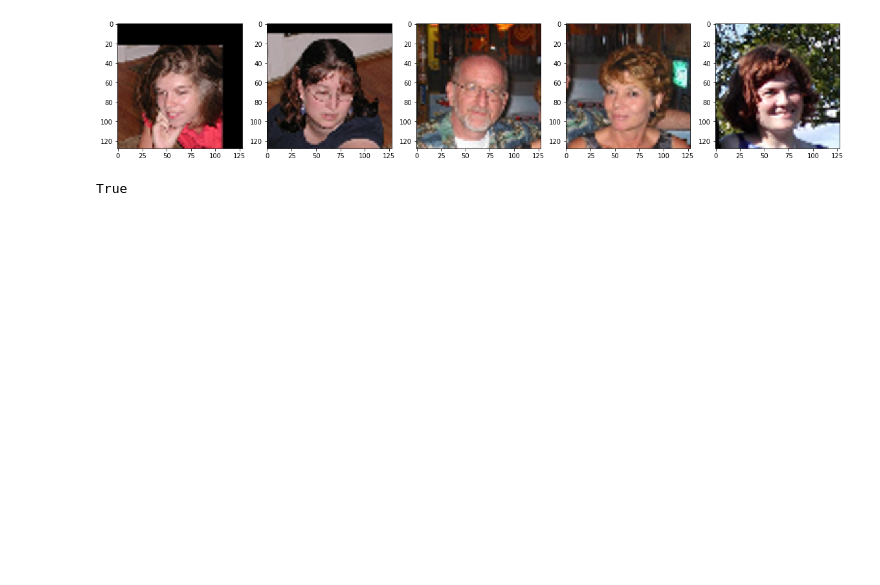
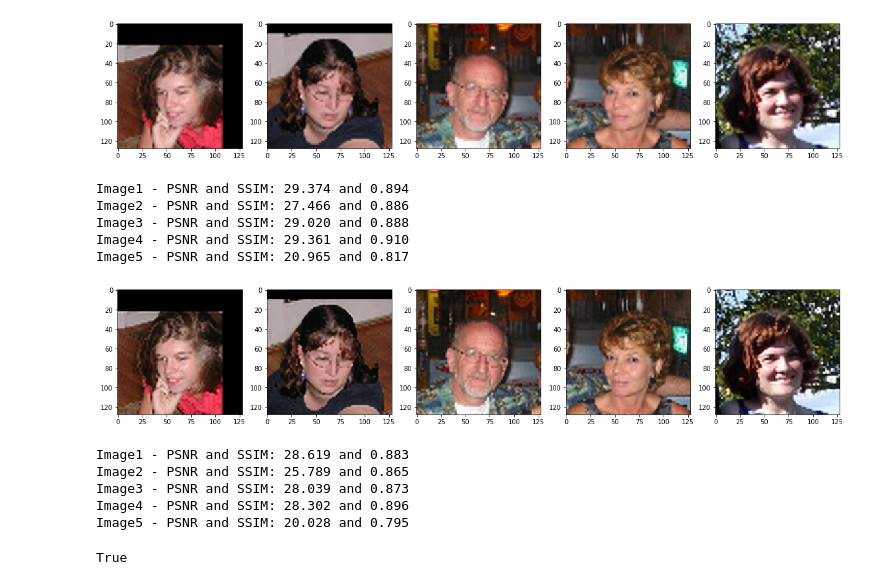
Before and after one commit to angelomenezes/3DFaceReconstruction, a Jupyter notebook: psnr_ssim_experiments.ipynb, the cells around one changed output. Drawn from its saved outputs; the diff is of its cells as text; code cells hidden in the pictures; blank space fills up the shorter version.

```diff
--- a/down_sampling_ex.ipynb
+++ b/psnr_ssim_experiments.ipynb
@@ -245,6 +269,46 @@ up_cubic_img5 = cv2.resize(resized_img5, None, fx = up_scale, fy = up_scale, int
 comparing_images(up_cubic_img1, up_cubic_img2, up_cubic_img3, up_cubic_img4, up_cubic_img5)
 # %% [output]
 [figure]
+# %%
+# PSNR and SSIM - Bicubic Interpolation
+
+print('Image1 - PSNR and SSIM: %.3f and %.3f' %(psnr(reference_img1, up_cubic_img1), ssim(reference_img1, up_cubic_img1, multichannel=True)))
+print('Image2 - PSNR and SSIM: %.3f and %.3f' %(psnr(reference_img2, up_cubic_img2), ssim(reference_img2, up_cubic_img2, multichannel=True)))
+print('Image3 - PSNR and SSIM: %.3f and %.3f' %(psnr(reference_img3, up_cubic_img3), ssim(reference_img3, up_cubic_img3, multichannel=True)))
+print('Image4 - PSNR and SSIM: %.3f and %.3f' %(psnr(reference_img4, up_cubic_img4), ssim(reference_img4, up_cubic_img4, multichannel=True)))
+print('Image5 - PSNR and SSIM: %.3f and %.3f' %(psnr(reference_img5, up_cubic_img5), ssim(reference_img5, up_cubic_img5, multichannel=True)))
+# %% [output]
+Image1 - PSNR and SSIM: 29.374 and 0.894
+Image2 - PSNR and SSIM: 27.466 and 0.886
+Image3 - PSNR and SSIM: 29.020 and 0.888
+Image4 - PSNR and SSIM: 29.361 and 0.910
+Image5 - PSNR and SSIM: 20.965 and 0.817
+# %%
+# Upscaling images with SubPixelCNN
+
+up_CNN_img1 = super_resolve('results/test_images_64/img1.png', up_scale)
+up_CNN_img2 = super_resolve('results/test_images_64/img2.png', up_scale)
+up_CNN_img3 = super_resolve('results/test_images_64/img3.png', up_scale)
+up_CNN_img4 = super_resolve('results/test_images_64/img4.png', up_scale)
+up_CNN_img5 = super_resolve('results/test_images_64/img5.png', up_scale)
+
+comparing_images(up_CNN_img1, up_CNN_img2, up_CNN_img3, up_CNN_img4, up_CNN_img5)
+# %% [output]
+[figure, added]
+# %%
+# PSNR and SSIM - SubPixel CNN
+
+print('Image1 - PSNR and SSIM: %.3f and %.3f' %(psnr(reference_img1, up_CNN_img1), ssim(reference_img1, up_CNN_img1, multichannel=True)))
+print('Image2 - PSNR and SSIM: %.3f and %.3f' %(psnr(reference_img2, up_CNN_img2), ssim(reference_img2, up_CNN_img2, multichannel=True)))
+print('Image3 - PSNR and SSIM: %.3f and %.3f' %(psnr(reference_img3, up_CNN_img3), ssim(reference_img3, up_CNN_img3, multichannel=True)))
+print('Image4 - PSNR and SSIM: %.3f and %.3f' %(psnr(reference_img4, up_CNN_img4), ssim(reference_img4, up_CNN_img4, multichannel=True)))
+print('Image5 - PSNR and SSIM: %.3f and %.3f' %(psnr(reference_img5, up_CNN_img5), ssim(reference_img5, up_CNN_img5, multichannel=True)))
+# %% [output]
+Image1 - PSNR and SSIM: 28.619 and 0.883
+Image2 - PSNR and SSIM: 25.789 and 0.865
+Image3 - PSNR and SSIM: 28.039 and 0.873
+Image4 - PSNR and SSIM: 28.302 and 0.896
+Image5 - PSNR and SSIM: 20.028 and 0.795
 # %%
 cv2.imwrite('results/test_images_128_bicubic/img3_64.jpg', up_cubic_img3[...,::-1])
 cv2.imwrite('results/test_images_128_bilinear/img3_64.jpg', up_linear_img3[...,::-1])
```
Also changed, not shown: parts of 3 cells of this notebook, 31 other files.
